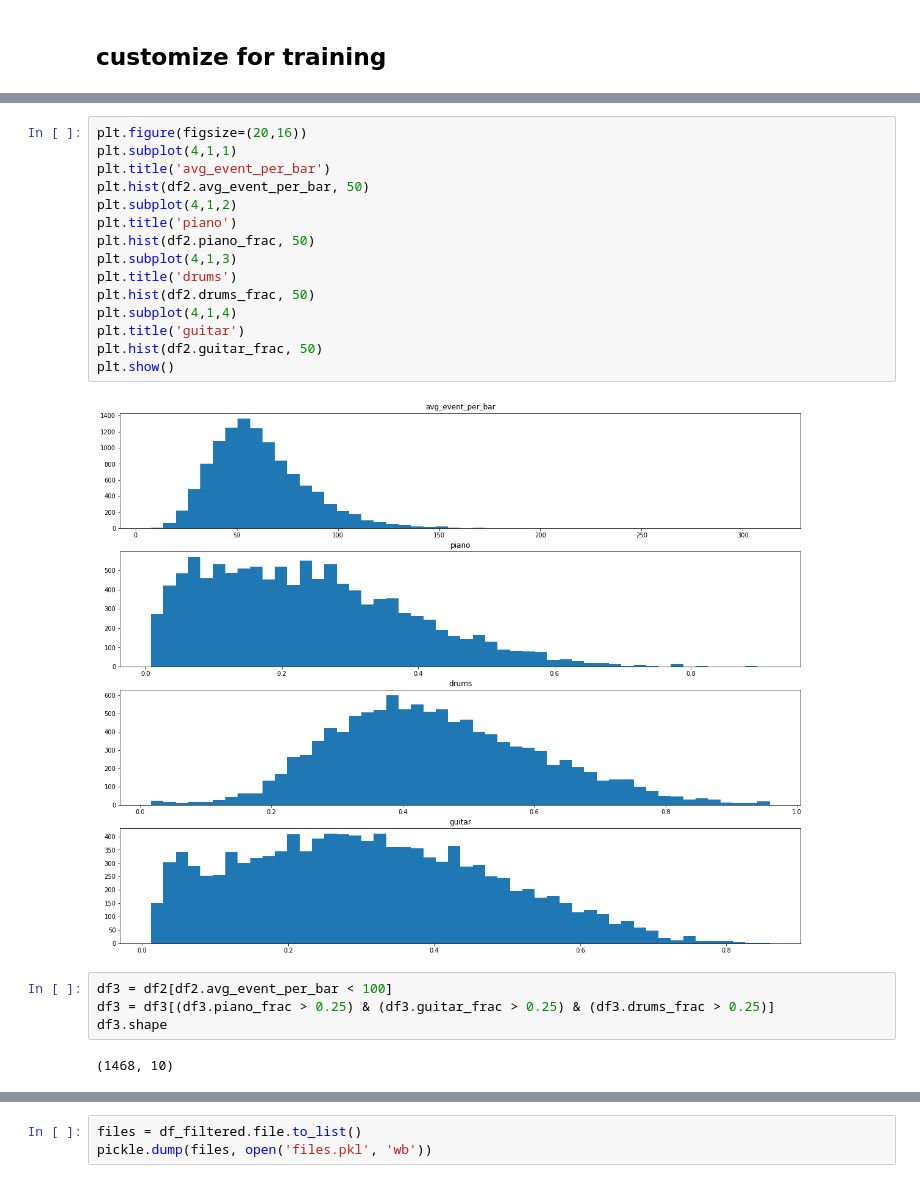
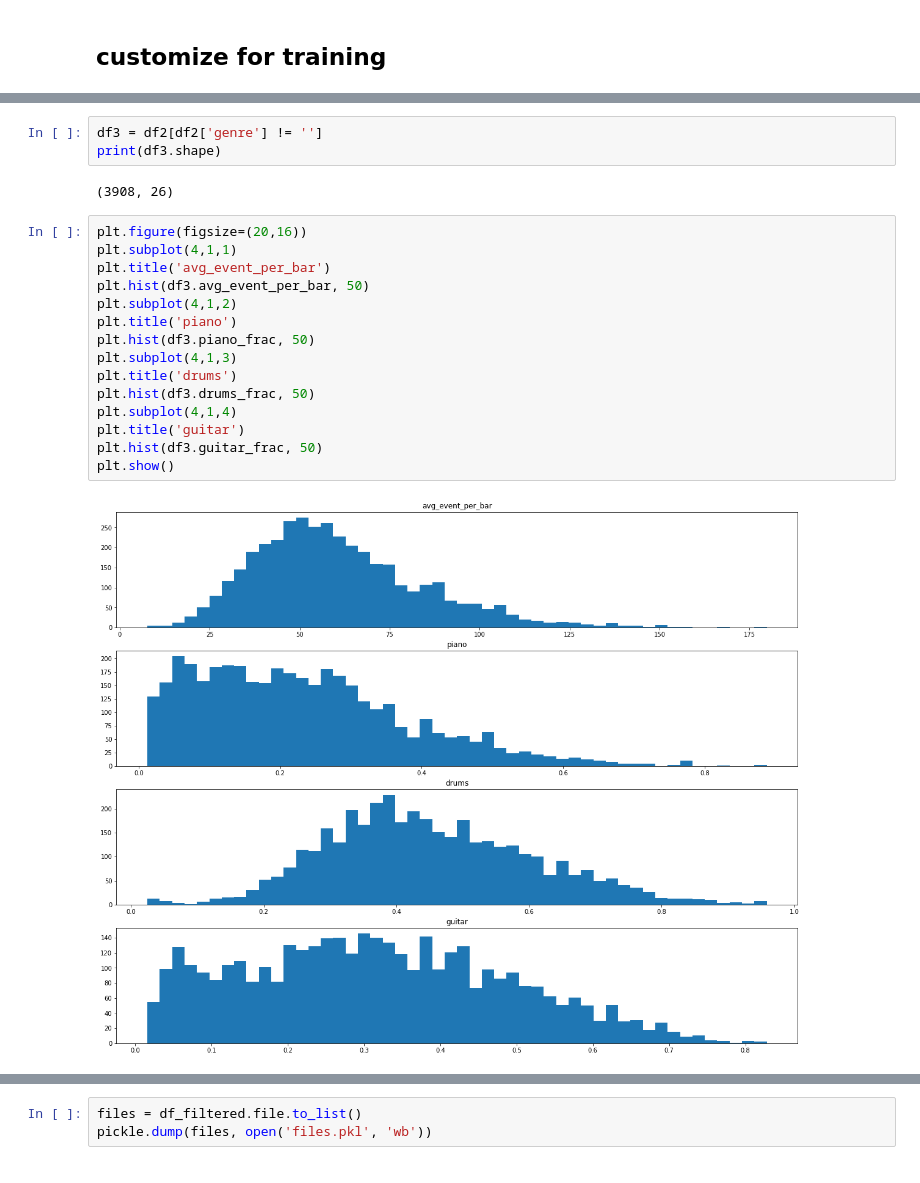
Before and after one commit to s-omranpour/MSG, a Jupyter notebook: data analysis.ipynb, the cells around one changed output, grey strips where cells are left out. Cells and saved outputs as stored; diff of their text form.

Commit message:
add lmd genre

```diff
--- a/data analysis.ipynb
+++ b/data analysis.ipynb
@@ -72,23 +103,22 @@ df2.head()
+# %%
+df3 = df2[df2['genre'] != '']
+print(df3.shape)
+# %% [output]
+(3908, 26)
 # %%
 plt.figure(figsize=(20,16))
 plt.subplot(4,1,1)
 plt.title('avg_event_per_bar')
-plt.hist(df2.avg_event_per_bar, 50)
+plt.hist(df3.avg_event_per_bar, 50)
 plt.subplot(4,1,2)
 plt.title('piano')
-plt.hist(df2.piano_frac, 50)
+plt.hist(df3.piano_frac, 50)
 plt.subplot(4,1,3)
 plt.title('drums')
-plt.hist(df2.drums_frac, 50)
+plt.hist(df3.drums_frac, 50)
 plt.subplot(4,1,4)
 plt.title('guitar')
-plt.hist(df2.guitar_frac, 50)
+plt.hist(df3.guitar_frac, 50)
 plt.show()
 # %% [output]
-[figure, old version]
+[figure, new version]
-# %%
-df3 = df2[df2.avg_event_per_bar < 100]
-df3 = df3[(df3.piano_frac > 0.25) & (df3.guitar_frac > 0.25) & (df3.drums_frac > 0.25)]
-df3.shape
-# %% [output]
-(1468, 10)
```
Also changed, not shown: parts of 9 cells of this notebook, 1 other file.
